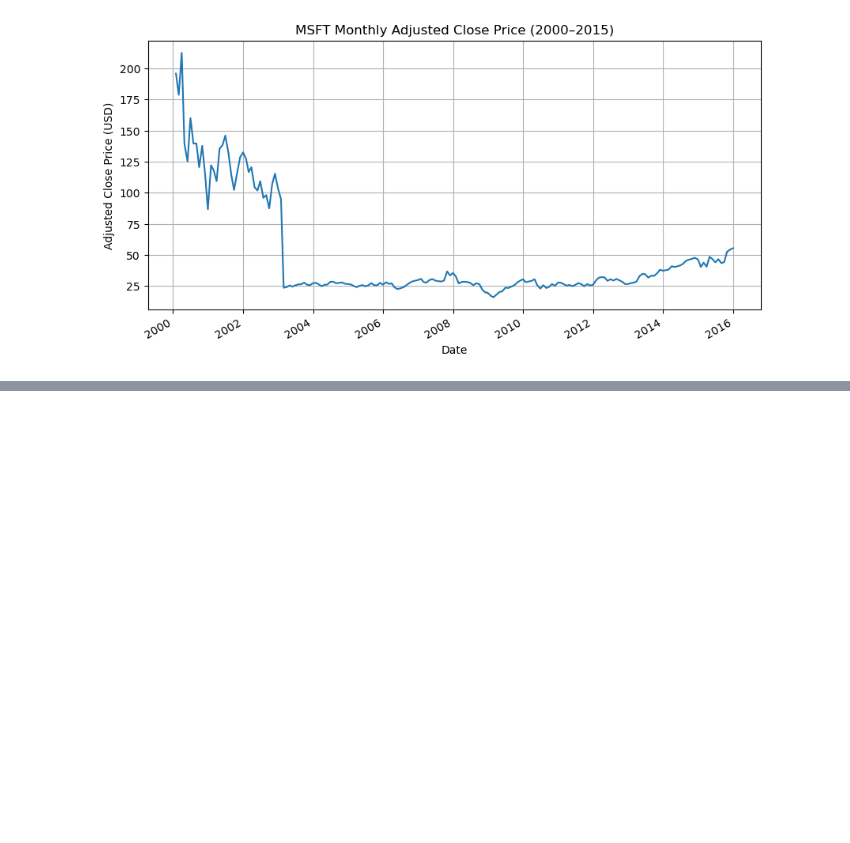
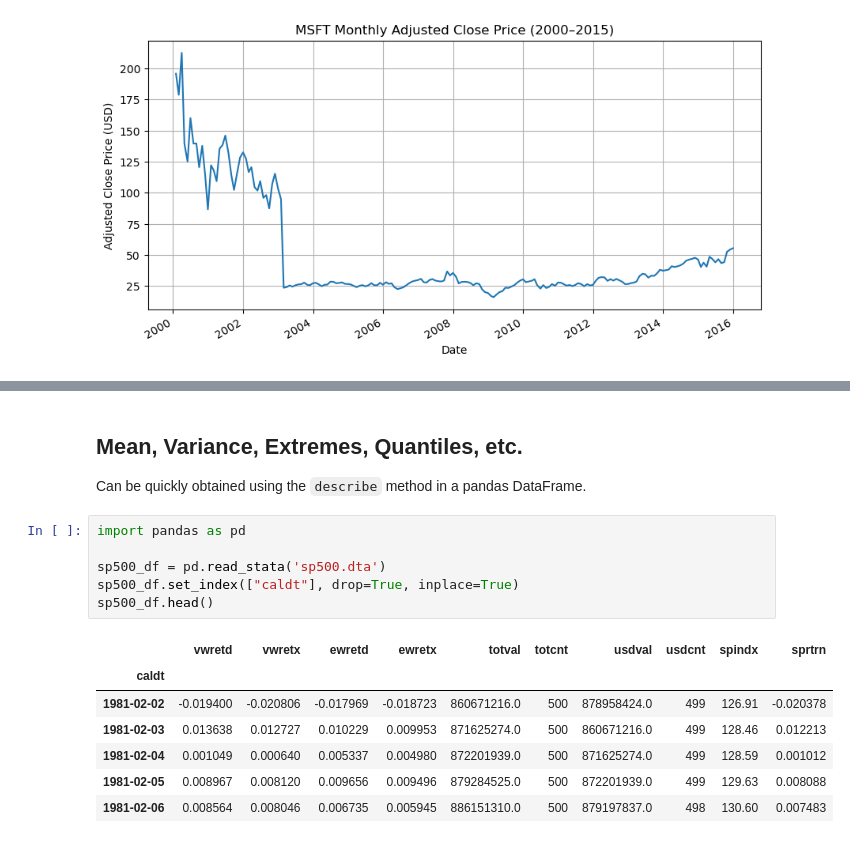
Before and after one commit to wangyouan/AIandFinance2025, a Jupyter notebook: lecture3_financial_data_acquisition_and_analysis.ipynb, the cells around one changed output, grey strips where cells are left out. Cells and saved outputs as stored; diff of their text form; blank space fills up the shorter version.

```diff
--- a/lecture3_financial_data_acquisition_and_analysis.ipynb
+++ b/lecture3_financial_data_acquisition_and_analysis.ipynb
@@ -134,0 +156,18 @@ plt.show()
+# %% [markdown]
+## Mean, Variance, Extremes, Quantiles, etc.
+
+Can be quickly obtained using the `describe` method in a pandas DataFrame.
+# %%
+import pandas as pd
+
+sp500_df = pd.read_stata('sp500.dta')
+sp500_df.set_index(["caldt"], drop=True, inplace=True)
+sp500_df.head()
+# %% [output]
+|  | vwretd | vwretx | ewretd | ewretx | totval | totcnt | usdval | usdcnt | spindx | sprtrn |
+| caldt |  |  |  |  |  |  |  |  |  |  |
+| 1981-02-02 | -0.019400 | -0.020806 | -0.017969 | -0.018723 | 860671216.0 | 500 | 878958424.0 | 499 | 126.91 | -0.020378 |
+| 1981-02-03 | 0.013638 | 0.012727 | 0.010229 | 0.009953 | 871625274.0 | 500 | 860671216.0 | 499 | 128.46 | 0.012213 |
+| 1981-02-04 | 0.001049 | 0.000640 | 0.005337 | 0.004980 | 872201939.0 | 500 | 871625274.0 | 499 | 128.59 | 0.001012 |
+| 1981-02-05 | 0.008967 | 0.008120 | 0.009656 | 0.009496 | 879284525.0 | 500 | 872201939.0 | 499 | 129.63 | 0.008088 |
+| 1981-02-06 | 0.008564 | 0.008046 | 0.006735 | 0.005945 | 886151310.0 | 500 | 879197837.0 | 498 | 130.60 | 0.007483 |
```
Also changed, not shown: parts of 10 cells of this notebook, 6 other files.
